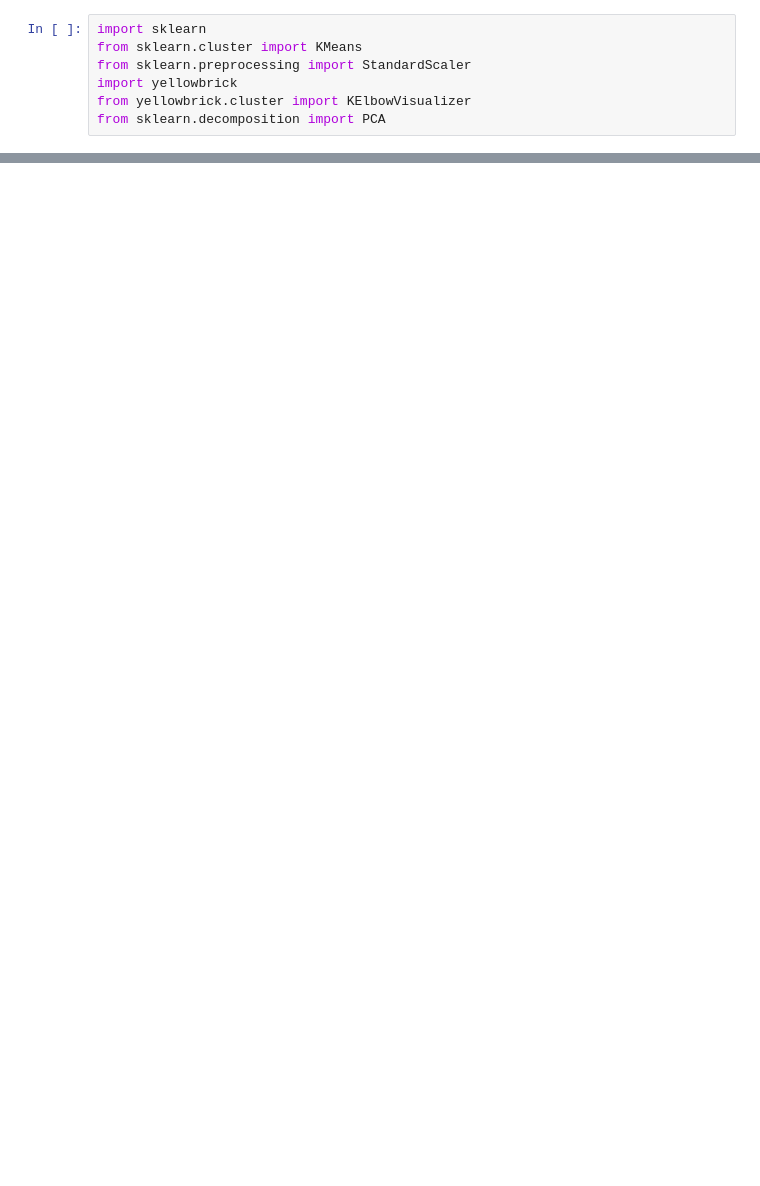
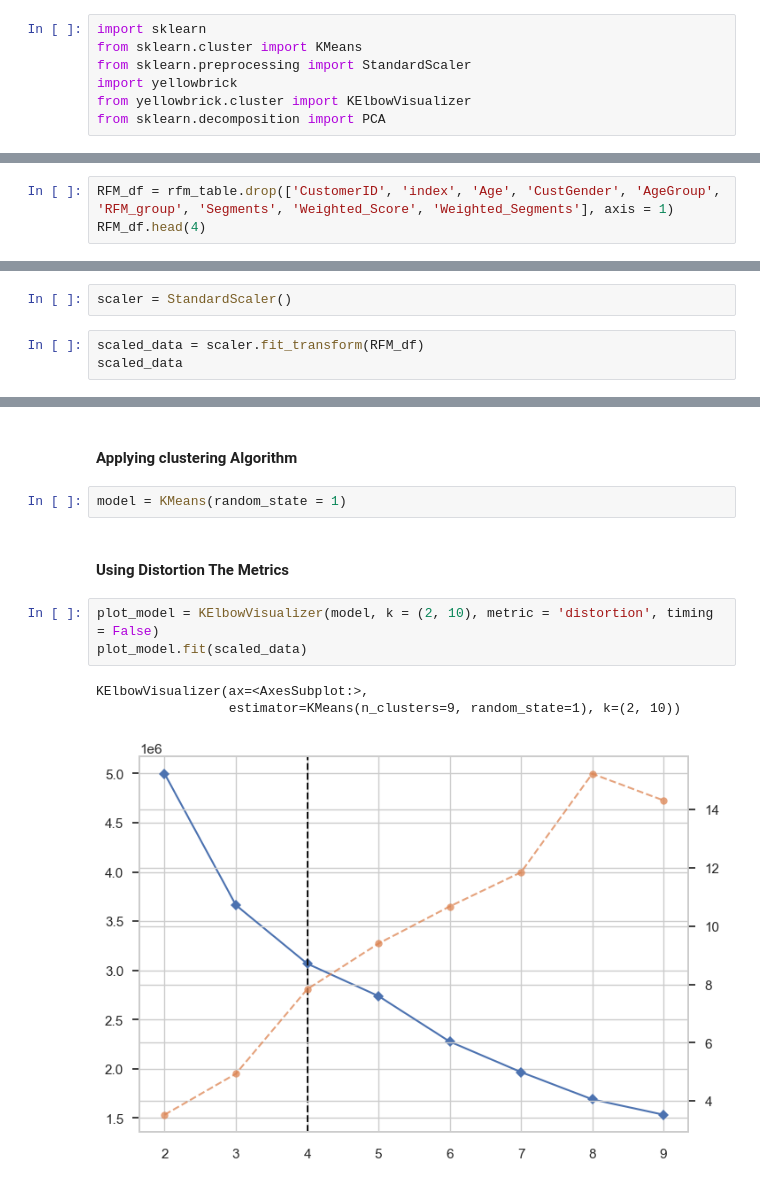
Before and after one commit to joachinhimself/RFM-Analysis, a Jupyter notebook: Notebooks/RFM Analysis Solution.ipynb, the cells around one changed output, grey strips where cells are left out. Drawn from its saved outputs; the diff is of its cells as text; blank space fills up the shorter version.

Commit message:
Further Analysis using KMeans Clustering

```diff
--- a/Notebooks/RFM Analysis Solution.ipynb
+++ b/Notebooks/RFM Analysis Solution.ipynb
@@ -1169,0 +1168,3 @@ from sklearn.decomposition import PCA
+# %%
+RFM_df = rfm_table.drop(['CustomerID', 'index', 'Age', 'CustGender', 'AgeGroup', 'RFM_group', 'Segments', 'Weighted_Score', 'Weighted_Segments'], axis = 1)
+RFM_df.head(4)
@@ -1169,0 +1179,5 @@ from sklearn.decomposition import PCA
+# %%
+scaler = StandardScaler()
+# %%
+scaled_data = scaler.fit_transform(RFM_df)
+scaled_data
@@ -1169,0 +1198,13 @@ from sklearn.decomposition import PCA
+# %% [markdown]
+#### Applying clustering Algorithm ####
+# %%
+model = KMeans(random_state = 1)
+# %% [markdown]
+#### Using Distortion The  Metrics ####
+# %%
+plot_model = KElbowVisualizer(model, k = (2, 10), metric = 'distortion', timing = False)
+plot_model.fit(scaled_data)
+# %% [output]
+KElbowVisualizer(ax=<AxesSubplot:>,
+                 estimator=KMeans(n_clusters=9, random_state=1), k=(2, 10))
+[figure, added]
```
Also changed, not shown: parts of 72 cells of this notebook.
